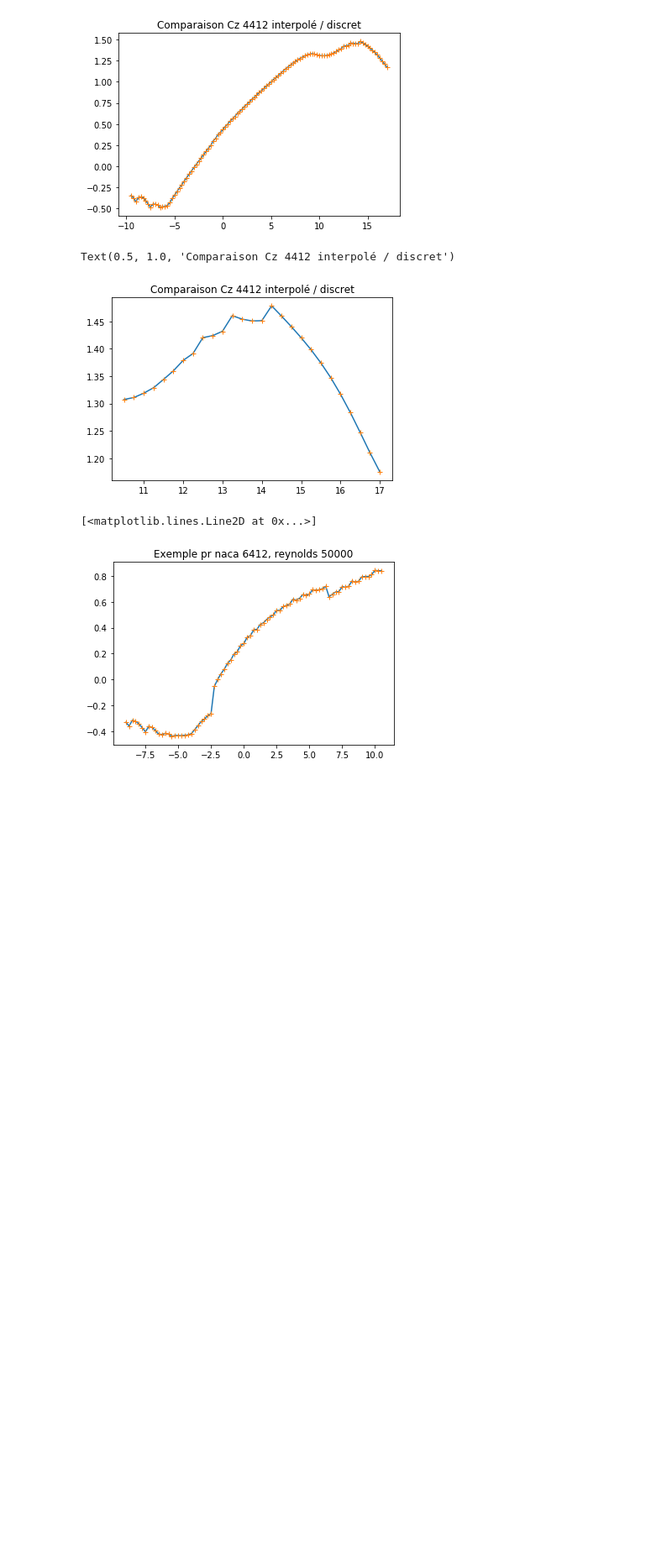
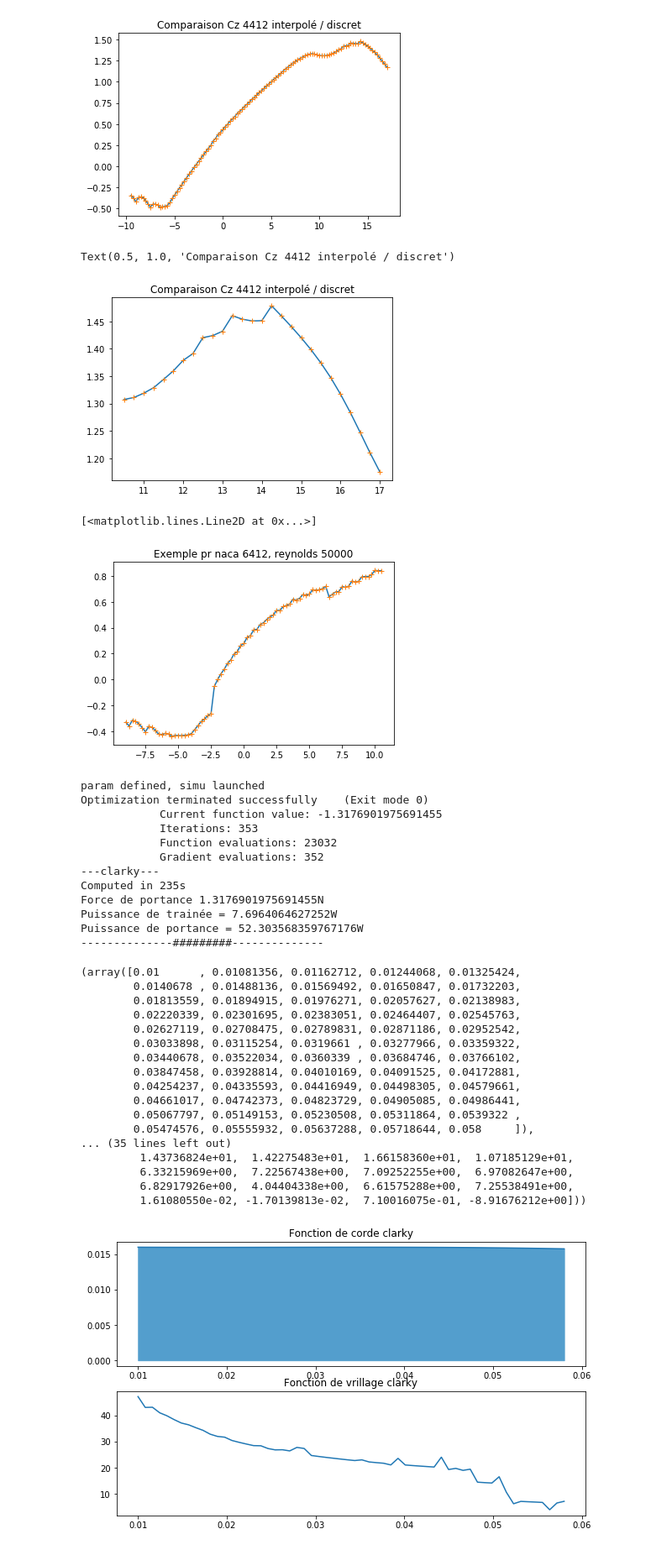
Before and after one commit to eliesls/Mecaero_Groupe3, a Jupyter notebook: Optim.ipynb, the cells around one changed output. Shown: that part at 84% size. Saved outputs shown, nothing was run; the diff lists cells and outputs as text; code cells hidden in the pictures; blank space fills up the shorter version.

```diff
--- a/Optim.ipynb
+++ b/Optim.ipynb
@@ -86,5 +87,5 @@ import random
 # %%
-def simu(naca = '4412', N_elements = 50, r_min = 0.01, r_max = 0.07):
+def simu(naca = '4412', N_elements = 50, r_min = 0.01, r_max = 0.06):
 
     # Créations des fonctions continues Cx, Cz
     func_Cx = dict()
@@ -103,7 +104,7 @@ def simu(naca = '4412', N_elements = 50, r_min = 0.01, r_max = 0.07):
 
     # Vitesse de flux d'air en vol stat définie par Froude : (sqrt(mg/8rhoS) pour une hélice entière)
 
-    v_froude = np.sqrt(0.5 * 9.81 / (8 * (r_max**2-r_min**2)* np.pi))
+    v_froude = np.sqrt(0.5 * 9.81 / (8 * 1.3 * (r_max**2-r_min**2)* np.pi))
 
     # Angle dû à la vitesse "froude"
 
@@ -182,6 +183,7 @@ def simu(naca = '4412', N_elements = 50, r_min = 0.01, r_max = 0.07):
         P_tot = 0
         pho_air = 1.3
         S_tot = 0
+        L = []
         for i in range(N_elements-1):
             v_i = speed(rayons[i])
             S_i = area(chords[i],chords[i+1])
@@ -190,9 +192,10 @@ def simu(naca = '4412', N_elements = 50, r_min = 0.01, r_max = 0.07):
             Cx_loc = f_C_x(thetas[i]-beta(rayons[i]))
             P_tot += 2 * 1/2 * pho_air * v_i**3 * Cx_loc * S_i
             S_tot += S_i
+            L.append(S_i * v_i)
         Cz, Cx = C_global(thetas, chords)
         C_xi = C_induit(thetas,chords, Cz)
-        v_moy = np.mean(speed(rayons))
+        v_moy = np.sum(L)/S_tot
         P_tot += 2 * 1/2 * pho_air * v_moy**3 * C_xi * S_tot
         return P_tot
 
@@ -231,11 +234,13 @@ def simu(naca = '4412', N_elements = 50, r_min = 0.01, r_max = 0.07):
 
     def fonction_vrillage(args):
         #return args[2] * rayons**2 + args[1] * rayons + args[0]
-        return args[0:N_elements]
+        return args[:N_elements]
 
     def fonction_corde(args):
-        #return args[-1] * rayons**3 + args[-2] * rayons**2 + args[-3] * rayons + args[-4]
-        return args[N_elements:]
+        return args[-1] * rayons**3 + args[-2] * rayons**2 + args[-3] * rayons + args[-4]
+
+    def bout(args):
+        return fonction_corde(args)[-1]
 
     def func2optim(args):
         return -force_poussée(args)
@@ -244,18 +249,20 @@ def simu(naca = '4412', N_elements = 50, r_min = 0.01, r_max = 0.07):
 
     cons1 = NonlinearConstraint(puissance_totale, 0, 60)
 
-    cons2 = NonlinearConstraint(fonction_corde,np.ones(N_elements)*0.008,np.ones(N_elements)*0.014)
+    cons2 = NonlinearConstraint(fonction_corde,np.ones(N_elements)*0.008,np.ones(N_elements)*0.016)
 
     cons3 = NonlinearConstraint(fonction_vrillage,np.zeros(N_elements),np.ones(N_elements)*60)
+
+    cons4 = NonlinearConstraint(bout, 0.008, 0.009)
 
     # Initialisation des coefficients :
 
     #poly_vrillage_0 = [10,0,0]
     #poly_corde_0 = [0.01 for k in range(N_elements)]
-    #poly_corde_0 = [0.01, 0, 0, 0]
+    poly_corde_0 = [0.012, 0, 0, -10]
 
     poly_vrillage_0 = [beta(rayons[k]) for k in range(N_elements)]
-    poly_corde_0 = [0.02 for k in range(N_elements)]
+    #poly_corde_0 = [0.01 for k in range(N_elements)]
 
 
     x_init = np.array(poly_vrillage_0+poly_corde_0)
@@ -268,17 +275,17 @@ def simu(naca = '4412', N_elements = 50, r_min = 0.01, r_max = 0.07):
     opt['maxiter'] = 500
     opt['disp'] = True
 
+    print('param defined, simu launched')
     res = minimize(func2optim, x0 = x_init, constraints = [cons1,cons2,cons3], options = opt)
 
-    print(f'Run {naca} in {int(time.time()-t_0)}s')
-    print(res['success'], "in", res['nit'],"steps")
+    print(f"---{naca}---")
+    print(f'Computed in {int(time.time()-t_0)}s')
 
     fig, ax = plt.subplots(2,1, figsize=(10, 6))
     ax[0].plot(rayons,fonction_corde(res['x']))
-    ax[0].set_title('Fonction de corde')
-    ax[0].axis('equal')
+    ax[0].set_title(f'Fonction de corde {naca}')
     ax[0].fill_between(rayons, fonction_corde(res['x']), color='#539ecd')
-    ax[1].set_title('Fonction de vrillage')
+    ax[1].set_title(f'Fonction de vrillage {naca}')
     ax[1].plot(rayons,fonction_vrillage(res['x']))
 
     val = res['fun']
@@ -286,5 +293,39 @@ def simu(naca = '4412', N_elements = 50, r_min = 0.01, r_max = 0.07):
     args = res['x']
     print(f"Puissance de trainée = {puissance_trainee(args)}W")
     print(f"Puissance de portance = {puissance_poussee(args)}W")
+    print(f"{'-'*14}#########{'-'*14}\n")
     return rayons, res
+# %%
+simu(naca = 'clarky', N_elements=60)
+# %% [output]
+param defined, simu launched
+Optimization terminated successfully    (Exit mode 0)
+            Current function value: -1.3176901975691455
+            Iterations: 353
+            Function evaluations: 23032
+            Gradient evaluations: 352
+---clarky---
+Computed in 235s
+Force de portance 1.3176901975691455N
+Puissance de trainée = 7.6964064627252W
+Puissance de portance = 52.303568359767176W
+--------------#########--------------
+(array([0.01      , 0.01081356, 0.01162712, 0.01244068, 0.01325424,
+        0.0140678 , 0.01488136, 0.01569492, 0.01650847, 0.01732203,
+        0.01813559, 0.01894915, 0.01976271, 0.02057627, 0.02138983,
+        0.02220339, 0.02301695, 0.02383051, 0.02464407, 0.02545763,
+        0.02627119, 0.02708475, 0.02789831, 0.02871186, 0.02952542,
+        0.03033898, 0.03115254, 0.0319661 , 0.03277966, 0.03359322,
+        0.03440678, 0.03522034, 0.0360339 , 0.03684746, 0.03766102,
+        0.03847458, 0.03928814, 0.04010169, 0.04091525, 0.04172881,
+        0.04254237, 0.04335593, 0.04416949, 0.04498305, 0.04579661,
+        0.04661017, 0.04742373, 0.04823729, 0.04905085, 0.04986441,
+        0.05067797, 0.05149153, 0.05230508, 0.05311864, 0.0539322 ,
+        0.05474576, 0.05555932, 0.05637288, 0.05718644, 0.058     ]),
+... (35 lines left out)
+         1.43736824e+01,  1.42275483e+01,  1.66158360e+01,  1.07185129e+01,
+         6.33215969e+00,  7.22567438e+00,  7.09252255e+00,  6.97082647e+00,
+         6.82917926e+00,  4.04404338e+00,  6.61575288e+00,  7.25538491e+00,
+         1.61080550e-02, -1.70139813e-02,  7.10016075e-01, -8.91676212e+00]))
+[figure, added]
 # %%
```
Also changed, not shown: parts of 18 cells of this notebook, 11 other files.
